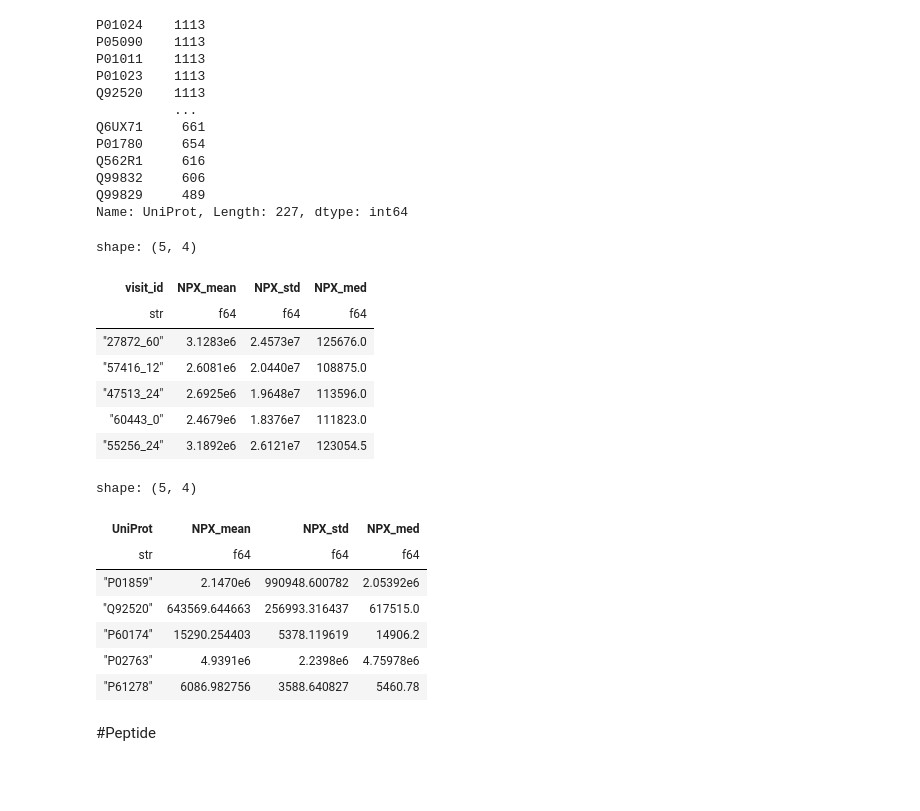
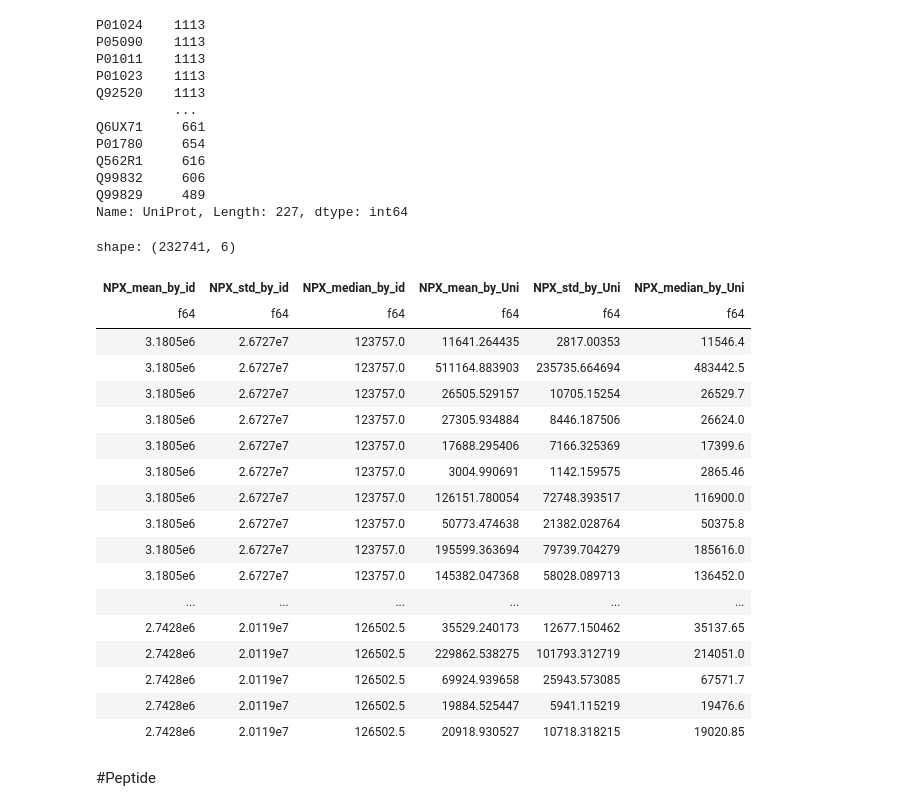
Before and after one commit to kunai-3txk/Compe_tonyobyo, a Jupyter notebook: AMP_FeatureStore.ipynb, the cells around one changed output. Drawn from its saved outputs; the diff is of its cells as text; code cells hidden in the pictures; blank space fills up the shorter version.

```diff
--- a/AMP_FeatureStore.ipynb
+++ b/AMP_FeatureStore.ipynb
@@ -84,30 +84,36 @@ Q562R1     616
 Q99832     606
 Q99829     489
 Name: UniProt, Length: 227, dtype: int64
-# %%
-train_proteins_1 = make_statistic(pl.DataFrame(train_proteins),'visit_id',['NPX'])
-train_proteins_1.head()
-# %% [output]
-shape: (5, 4)
-| visit_id | NPX_mean | NPX_std | NPX_med |
-| str | f64 | f64 | f64 |
-| "27872_60" | 3.1283e6 | 2.4573e7 | 125676.0 |
-| "57416_12" | 2.6081e6 | 2.0440e7 | 108875.0 |
-| "47513_24" | 2.6925e6 | 1.9648e7 | 113596.0 |
-| "60443_0" | 2.4679e6 | 1.8376e7 | 111823.0 |
-| "55256_24" | 3.1892e6 | 2.6121e7 | 123054.5 |
-# %%
-train_proteins_2 = make_statistic(pl.DataFrame(train_proteins),'UniProt',['NPX'])
-train_proteins_2.head()
-# %% [output]
-shape: (5, 4)
-| UniProt | NPX_mean | NPX_std | NPX_med |
-| str | f64 | f64 | f64 |
-| "P01859" | 2.1470e6 | 990948.600782 | 2.05392e6 |
-| "Q92520" | 643569.644663 | 256993.316437 | 617515.0 |
-| "P60174" | 15290.254403 | 5378.119619 | 14906.2 |
-| "P02763" | 4.9391e6 | 2.2398e6 | 4.75978e6 |
-| "P61278" | 6086.982756 | 3588.640827 | 5460.78 |
+# %%
+train_proteins_ = pl.DataFrame(train_proteins).select([
+    pl.mean('NPX').over('visit_id').alias('NPX_mean_by_id')
+   ,pl.std('NPX').over('visit_id').alias('NPX_std_by_id')
+   ,pl.median('NPX').over('visit_id').alias('NPX_median_by_id')
+   ,pl.mean('NPX').over('UniProt').alias('NPX_mean_by_Uni')
+   ,pl.std('NPX').over('UniProt').alias('NPX_std_by_Uni')
+   ,pl.median('NPX').over('UniProt').alias('NPX_median_by_Uni')
+])
+train_proteins_.head()
+# %% [output]
+shape: (232741, 6)
+| NPX_mean_by_id | NPX_std_by_id | NPX_median_by_id | NPX_mean_by_Uni | NPX_std_by_Uni | NPX_median_by_Uni |
+| f64 | f64 | f64 | f64 | f64 | f64 |
+| 3.1805e6 | 2.6727e7 | 123757.0 | 11641.264435 | 2817.00353 | 11546.4 |
+| 3.1805e6 | 2.6727e7 | 123757.0 | 511164.883903 | 235735.664694 | 483442.5 |
+| 3.1805e6 | 2.6727e7 | 123757.0 | 26505.529157 | 10705.15254 | 26529.7 |
+| 3.1805e6 | 2.6727e7 | 123757.0 | 27305.934884 | 8446.187506 | 26624.0 |
+| 3.1805e6 | 2.6727e7 | 123757.0 | 17688.295406 | 7166.325369 | 17399.6 |
+| 3.1805e6 | 2.6727e7 | 123757.0 | 3004.990691 | 1142.159575 | 2865.46 |
+| 3.1805e6 | 2.6727e7 | 123757.0 | 126151.780054 | 72748.393517 | 116900.0 |
+| 3.1805e6 | 2.6727e7 | 123757.0 | 50773.474638 | 21382.028764 | 50375.8 |
+| 3.1805e6 | 2.6727e7 | 123757.0 | 195599.363694 | 79739.704279 | 185616.0 |
+| 3.1805e6 | 2.6727e7 | 123757.0 | 145382.047368 | 58028.089713 | 136452.0 |
+| ... | ... | ... | ... | ... | ... |
+| 2.7428e6 | 2.0119e7 | 126502.5 | 35529.240173 | 12677.150462 | 35137.65 |
+| 2.7428e6 | 2.0119e7 | 126502.5 | 229862.538275 | 101793.312719 | 214051.0 |
+| 2.7428e6 | 2.0119e7 | 126502.5 | 69924.939658 | 25943.573085 | 67571.7 |
+| 2.7428e6 | 2.0119e7 | 126502.5 | 19884.525447 | 5941.115219 | 19476.6 |
+| 2.7428e6 | 2.0119e7 | 126502.5 | 20918.930527 | 10718.318215 | 19020.85 |
 # %% [markdown]
 #Peptide
 # %%
```
Also changed, not shown: parts of 6 cells of this notebook.
